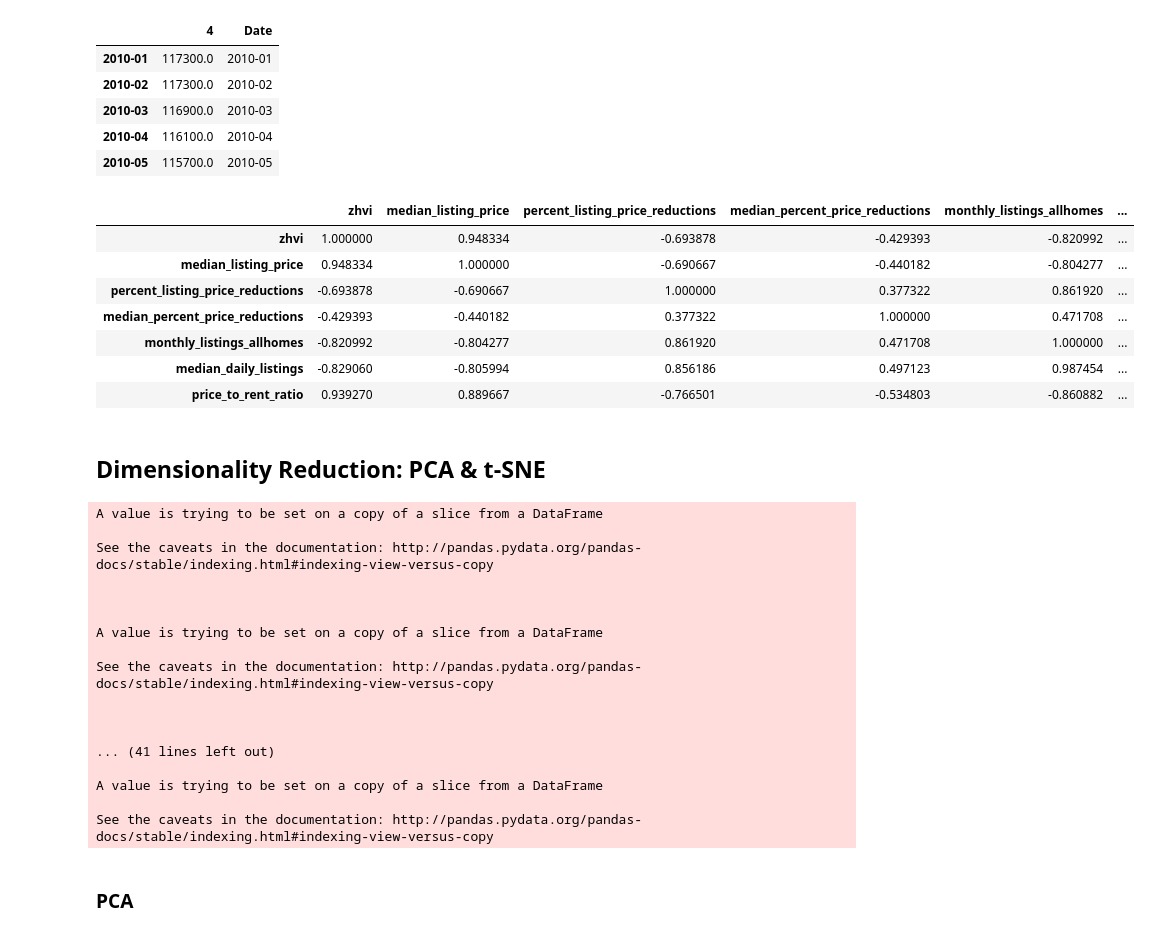
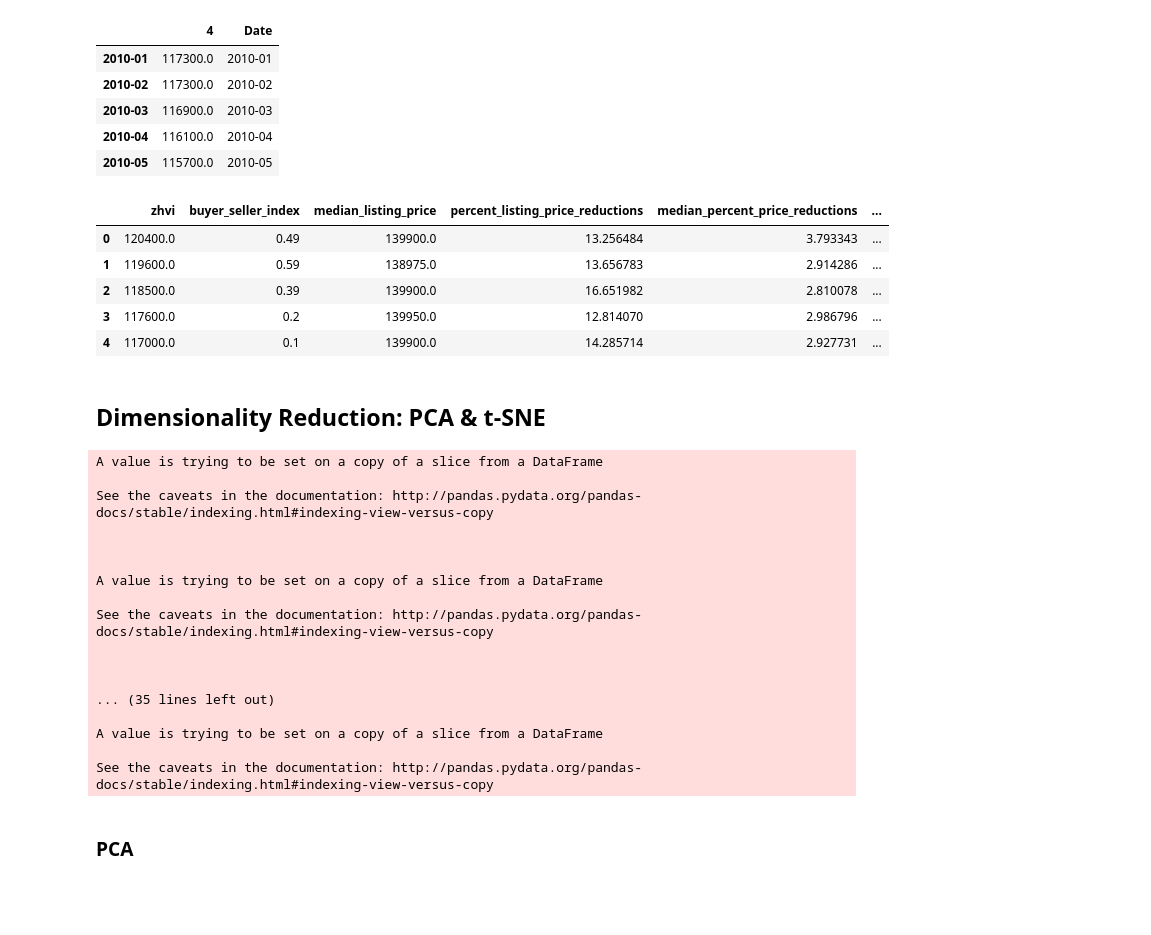
Before and after one commit to jtjones0304/zillow, a Jupyter notebook: Zillow Exploration.ipynb, the cells around one changed output. Drawn from its saved outputs; the diff is of its cells as text; code cells hidden in the pictures; blank space fills up the shorter version.

```diff
--- a/Zillow Exploration.ipynb
+++ b/Zillow Exploration.ipynb
@@ -119,11 +104,5 @@ zhvi_data.head(50)
 # %%
 modeled_zipcodes = [37042, 77479, 87114, 6010, 33908, 97229, 29732, 28314, 40475, 19111]
-# %%
-# save data down to a .csv for each zip code for visualization
-
-for m in modeled_zipcodes:
-    data = zhvi_data[zhvi_data['RegionName']==m].transpose()
-    data[-76:].to_csv("/Users/philglazer/Desktop/zhvi_values_" + str(m) + ".csv")
 # %% [markdown]
 ### Helper Functions
 # %%
@@ -175,19 +152,19 @@ def join_data_available(zip_code, data_sets):
 # %%
+# example of the function being run
+
 join_data_available(37042,data_sets_dict)[[
      'zhvi',
      'buyer_seller_index',
      'median_listing_price',
      'percent_listing_price_reductions',
      'median_percent_price_reductions',
      'monthly_listings_allhomes',
      'median_daily_listings',
-     'price_to_rent_ratio']].corr()
+     'price_to_rent_ratio']].head(5)
 # %% [output]
-|  | zhvi | median_listing_price | percent_listing_price_reductions | median_percent_price_reductions | monthly_listings_allhomes | ... |
-| zhvi | 1.000000 | 0.948334 | -0.693878 | -0.429393 | -0.820992 | ... |
-| median_listing_price | 0.948334 | 1.000000 | -0.690667 | -0.440182 | -0.804277 | ... |
-| percent_listing_price_reductions | -0.693878 | -0.690667 | 1.000000 | 0.377322 | 0.861920 | ... |
-| median_percent_price_reductions | -0.429393 | -0.440182 | 0.377322 | 1.000000 | 0.471708 | ... |
-| monthly_listings_allhomes | -0.820992 | -0.804277 | 0.861920 | 0.471708 | 1.000000 | ... |
-| median_daily_listings | -0.829060 | -0.805994 | 0.856186 | 0.497123 | 0.987454 | ... |
-| price_to_rent_ratio | 0.939270 | 0.889667 | -0.766501 | -0.534803 | -0.860882 | ... |
+|  | zhvi | buyer_seller_index | median_listing_price | percent_listing_price_reductions | median_percent_price_reductions | ... |
+| 0 | 120400.0 | 0.49 | 139900.0 | 13.256484 | 3.793343 | ... |
+| 1 | 119600.0 | 0.59 | 138975.0 | 13.656783 | 2.914286 | ... |
+| 2 | 118500.0 | 0.39 | 139900.0 | 16.651982 | 2.810078 | ... |
+| 3 | 117600.0 | 0.2 | 139950.0 | 12.814070 | 2.986796 | ... |
+| 4 | 117000.0 | 0.1 | 139900.0 | 14.285714 | 2.927731 | ... |
@@ -257,8 +241,9 @@ def make_joint_df_list_of_zips(list_of_zips, data_sets):
 # %% [markdown]
 ## Dimensionality Reduction: PCA & t-SNE
 # %%
-modeled_zipcodes = [37042, 77479, 87114, 6010, 33908, 97229, 29732, 28314, 40475, 19111]
-#modeled_zipcodes = [87114]
+#modeled_zipcodes = [37042, 77479, 87114, 6010, 33908, 97229, 29732, 28314, 40475, 19111]
+
+# get the data to visualize
 input_data = make_joint_df_list_of_zips(modeled_zipcodes, data_sets_dict)
 # %% [output]
 A value is trying to be set on a copy of a slice from a DataFrame
@@ -273,7 +258,7 @@ See the caveats in the documentation: http://pandas.pydata.org/pandas-docs/stabl
 
 
 
-... (41 lines left out)
+... (35 lines left out)
 
 A value is trying to be set on a copy of a slice from a DataFrame
 
```
Also changed, not shown: parts of 18 cells of this notebook.
